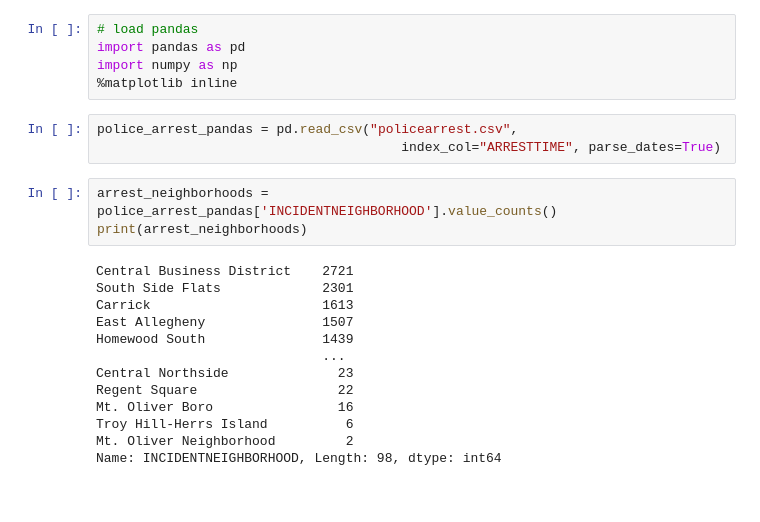
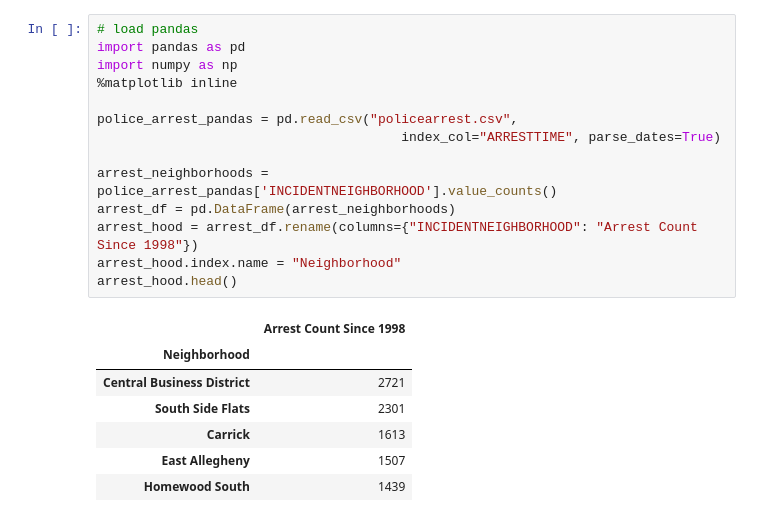
Before and after one commit to rainieracierto/FinalProject, a Jupyter notebook: Rainier Acierto.ipynb, the cells around one changed output. Drawn from its saved outputs; the diff is of its cells as text.

```diff
--- a/Rainier Acierto.ipynb
+++ b/Rainier Acierto.ipynb
@@ -1,25 +1,23 @@
-# %%
-# load pandas
-import pandas as pd
-import numpy as np
-%matplotlib inline
-# %%
-police_arrest_pandas = pd.read_csv("policearrest.csv",
-                                       index_col="ARRESTTIME", parse_dates=True)
-# %%
-arrest_neighborhoods = police_arrest_pandas['INCIDENTNEIGHBORHOOD'].value_counts()
-print(arrest_neighborhoods)
-# %% [output]
-Central Business District    2721
-South Side Flats             2301
-Carrick                      1613
-East Allegheny               1507
-Homewood South               1439
-                             ...
-Central Northside              23
-Regent Square                  22
-Mt. Oliver Boro                16
-Troy Hill-Herrs Island          6
-Mt. Oliver Neighborhood         2
-Name: INCIDENTNEIGHBORHOOD, Length: 98, dtype: int64
+# %%
+# load pandas
+import pandas as pd
+import numpy as np
+%matplotlib inline
+
+police_arrest_pandas = pd.read_csv("policearrest.csv",
+                                       index_col="ARRESTTIME", parse_dates=True)
+
+arrest_neighborhoods = police_arrest_pandas['INCIDENTNEIGHBORHOOD'].value_counts()
+arrest_df = pd.DataFrame(arrest_neighborhoods)
+arrest_hood = arrest_df.rename(columns={"INCIDENTNEIGHBORHOOD": "Arrest Count Since 1998"})
+arrest_hood.index.name = "Neighborhood"
+arrest_hood.head()
+# %% [output]
+|  | Arrest Count Since 1998 |
+| Neighborhood |  |
+| Central Business District | 2721 |
+| South Side Flats | 2301 |
+| Carrick | 1613 |
+| East Allegheny | 1507 |
+| Homewood South | 1439 |
 # %%
```
Also changed, not shown: parts of 2 cells of this notebook, 2 other files.
